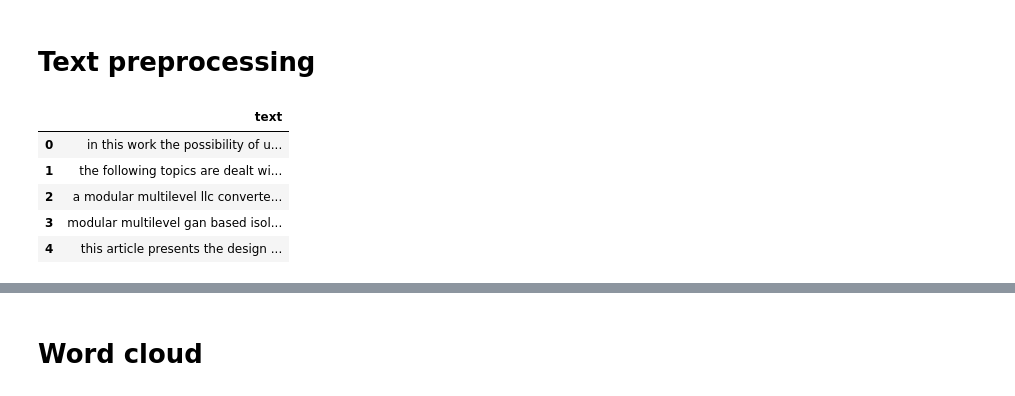
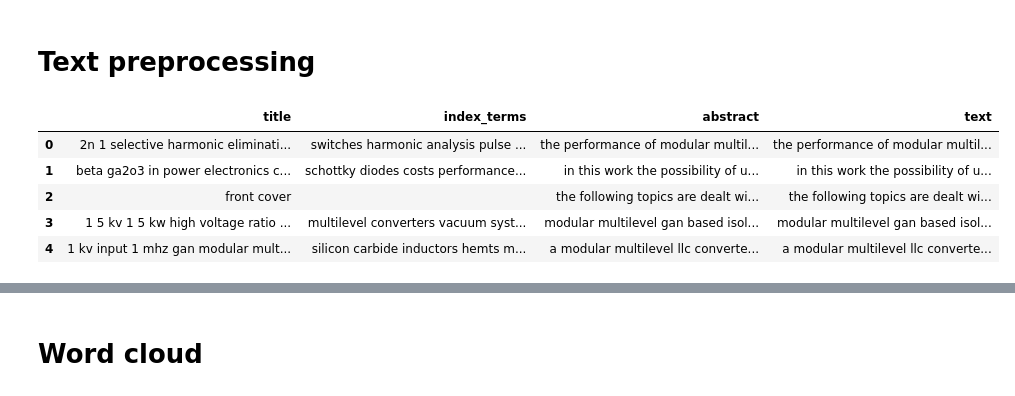
Before and after one commit to pabloajimenezc/SOTA, a Jupyter notebook: notebooks/02_data_preprocessing.ipynb, the cells around one changed output, grey strips where cells are left out. Cells and saved outputs as stored; diff of their text form; code cells hidden in the pictures.

```diff
--- a/notebooks/02_data_preprocessing.ipynb
+++ b/notebooks/02_data_preprocessing.ipynb
@@ -263,10 +264,10 @@ numeric_cols = [
     'citing_paper_count'
 ]
 # %%
-# Text columns to lower case and remove special characters
+# Text columns to lower case and remove special characters (let numbers)
 for col in text_cols:
     data[col] = data[col].str.lower()                               # Lower case
-    data[col] = data[col].str.replace(r'[^a-z\s]', ' ', regex=True) # Remove spacial characters
+    data[col] = data[col].str.replace(r'[^a-z0-9\s]', ' ', regex=True) # Remove spacial characters
     data[col] = data[col].str.split(r'\s+')                         # Remove multiple spaces, convert to list
     data[col] = data[col].apply(lambda x: ' '.join(x))              # Convert back to string
 
@@ -509,15 +509,17 @@ plt.show()
 # Text preprocessing
 # %%
 # Concatenate abstract and index_terms
-df = pd.DataFrame(data=data['abstract'].copy() + data['index_terms'].copy(), columns=['text'])
+
+df = data[text_cols].copy()
+df['text'] = df['abstract'] + ' ' + df['abstract'] + ' ' + df['index_terms']
 df.head()
 # %% [output]
-|  | text |
-| 0 | in this work the possibility of u... |
-| 1 | the following topics are dealt wi... |
-| 2 | a modular multilevel llc converte... |
-| 3 | modular multilevel gan based isol... |
-| 4 | this article presents the design ... |
+|  | title | index_terms | abstract | text |
+| 0 | 2n 1 selective harmonic eliminati... | switches harmonic analysis pulse ... | the performance of modular multil... | the performance of modular multil... |
+| 1 | beta ga2o3 in power electronics c... | schottky diodes costs performance... | in this work the possibility of u... | in this work the possibility of u... |
+| 2 | front cover |  | the following topics are dealt wi... | the following topics are dealt wi... |
+| 3 | 1 5 kv 1 5 kw high voltage ratio ... | multilevel converters vacuum syst... | modular multilevel gan based isol... | modular multilevel gan based isol... |
+| 4 | 1 kv input 1 mhz gan modular mult... | silicon carbide inductors hemts m... | a modular multilevel llc converte... | a modular multilevel llc converte... |
 # %%
 # Apply text preprocessing
 words2remove = []
```
Also changed, not shown: parts of 21 cells of this notebook, 2 other files.
